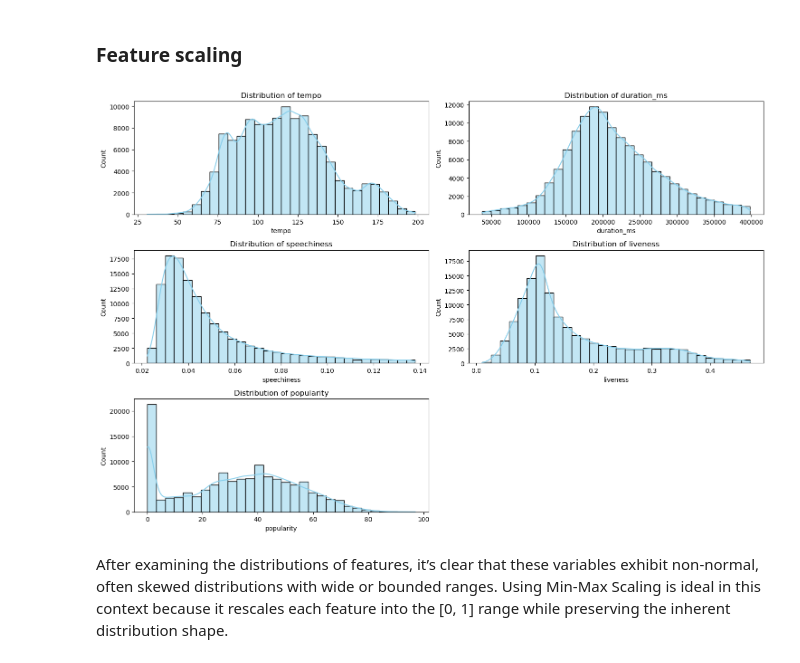
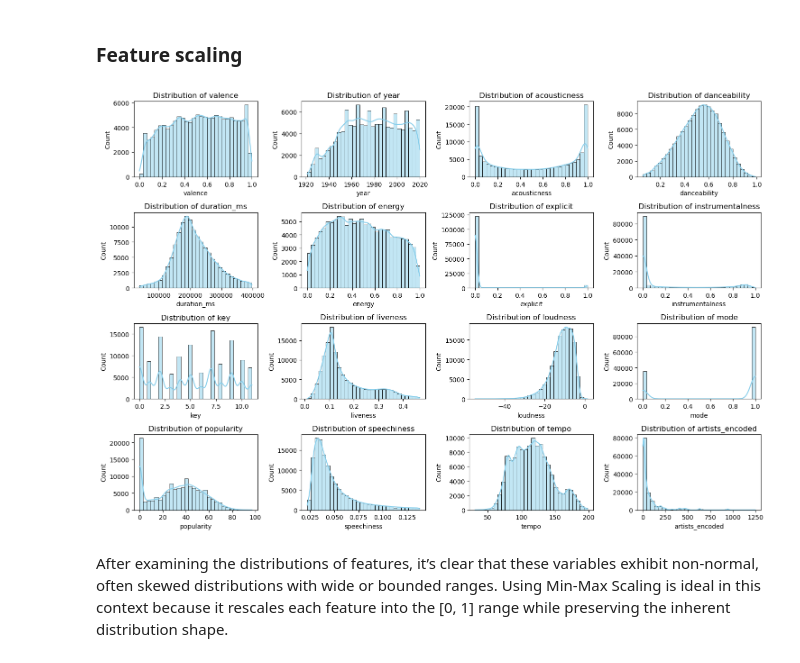
Before and after one commit to ShaharaBanuP/DSML-Project, a Jupyter notebook: DSML-PROJECT(spotify).ipynb, the cells around one changed output. Drawn from its saved outputs; the diff is of its cells as text; code cells hidden in the pictures.

```diff
--- a/DSML-PROJECT(spotify).ipynb
+++ b/DSML-PROJECT(spotify).ipynb
@@ -6,5 +83,5 @@ import seaborn as sns
 # %%
-df=pd.read_csv("spotify dataset.csv", encoding='ISO-8859-1', low_memory=False)
+df=pd.read_csv("C:\\Users\\haris\\Downloads\\spotify dataset.csv", encoding='ISO-8859-1', low_memory=False)
 # %%
 df.head()
 # %% [output]
@@ -240,18 +316,18 @@ Dataset shape after outlier removal: (127497, 21)
 # %% [markdown]
 ### Feature scaling
 # %%
-features = ['tempo', 'duration_ms', 'speechiness', 'liveness', 'popularity']
+features = df.select_dtypes(include=['float64', 'int64'])
 
 # Plot histograms
 plt.figure(figsize=(15, 10))
 for i, feature in enumerate(features):
-    plt.subplot(3, 2, i+1)
+    plt.subplot(4, 4, i+1)
     sns.histplot(df[feature], bins=30, kde=True, color='skyblue')
     plt.title(f'Distribution of {feature}')
 plt.tight_layout()
 plt.show()
 # %% [output]
-[figure, old version]
+[figure, new version]
 # %% [markdown]
 After examining the distributions of features, it’s clear that these variables exhibit non-normal, often skewed distributions with wide or bounded ranges. Using Min-Max Scaling is ideal in this context because it rescales each feature into the [0, 1] range while preserving the inherent distribution shape.
 # %%
```
Also changed, not shown: parts of 57 cells of this notebook.
